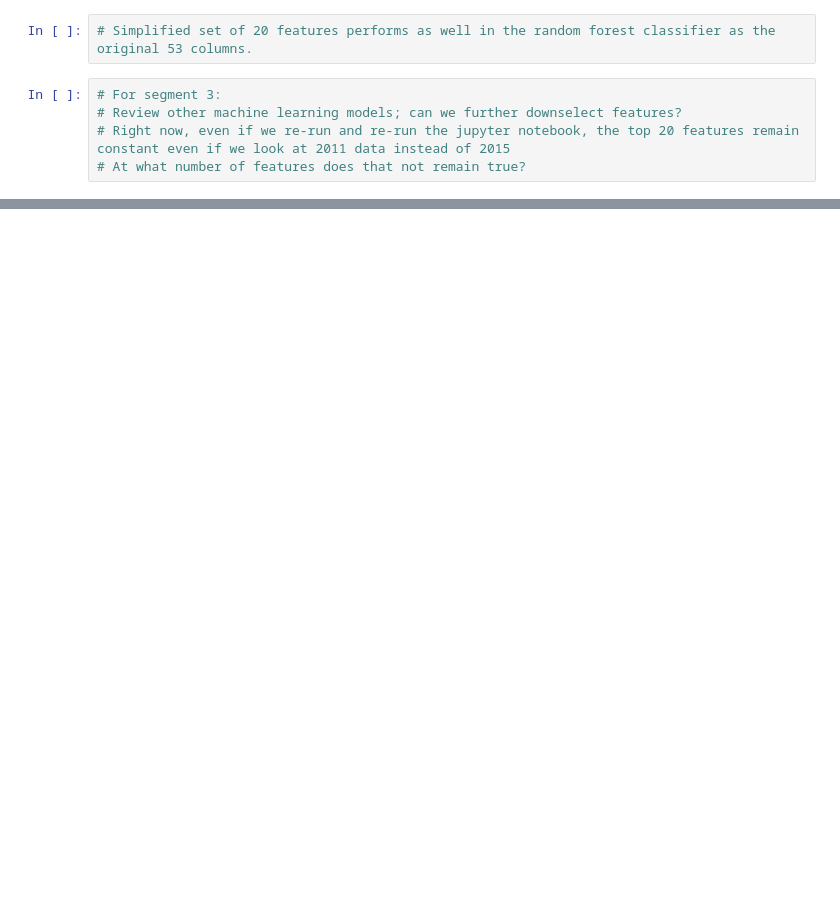
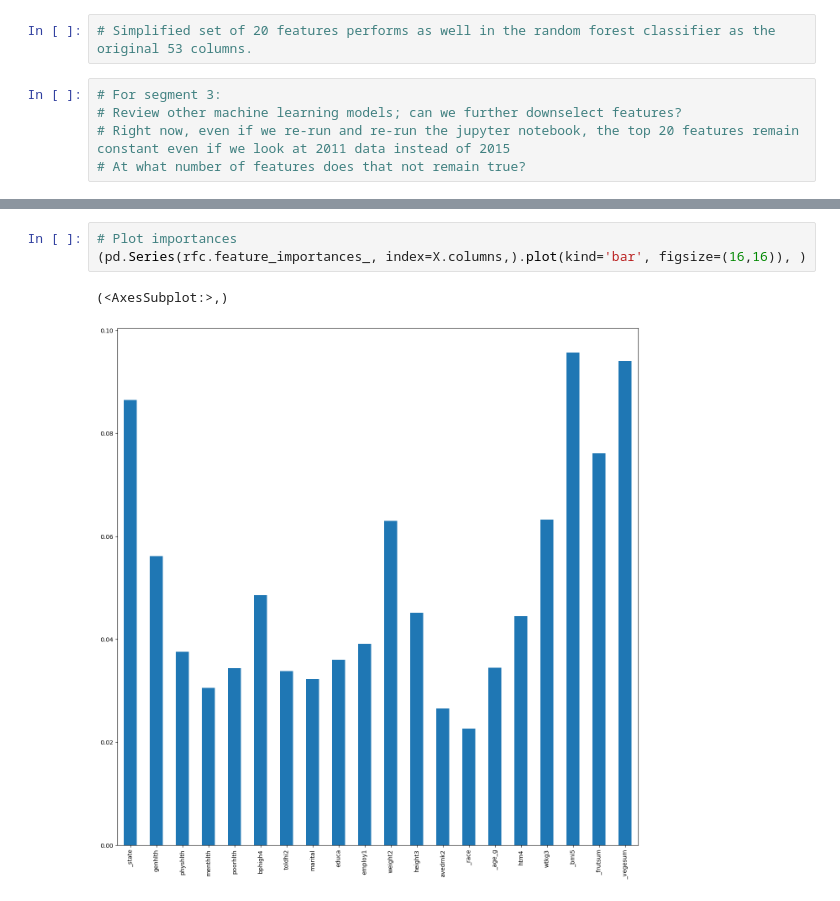
Before and after one commit to tbug-szoke/diabetes, a Jupyter notebook: 2015_EDA_ML.ipynb, the cells around one changed output, grey strips where cells are left out. Cells and saved outputs as stored; diff of their text form; blank space fills up the shorter version.

```diff
--- a/2015_EDA_ML.ipynb
+++ b/2015_EDA_ML.ipynb
@@ -344,0 +353,6 @@ weighted avg       0.83      0.86      0.83    145418
+# %%
+# Plot importances
+(pd.Series(rfc.feature_importances_, index=X.columns,).plot(kind='bar', figsize=(16,16)), )
+# %% [output]
+(<AxesSubplot:>,)
+[figure, added]
```
Also changed, not shown: parts of 23 cells of this notebook.
